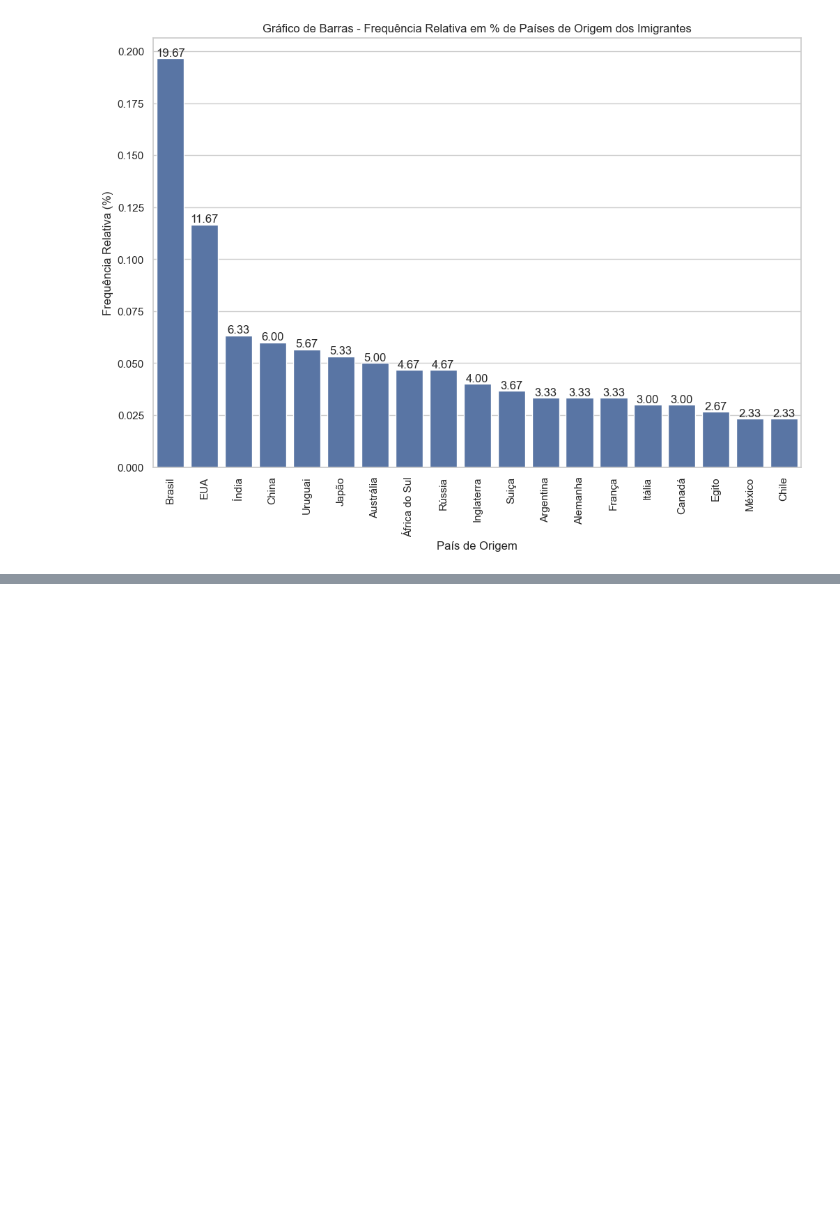
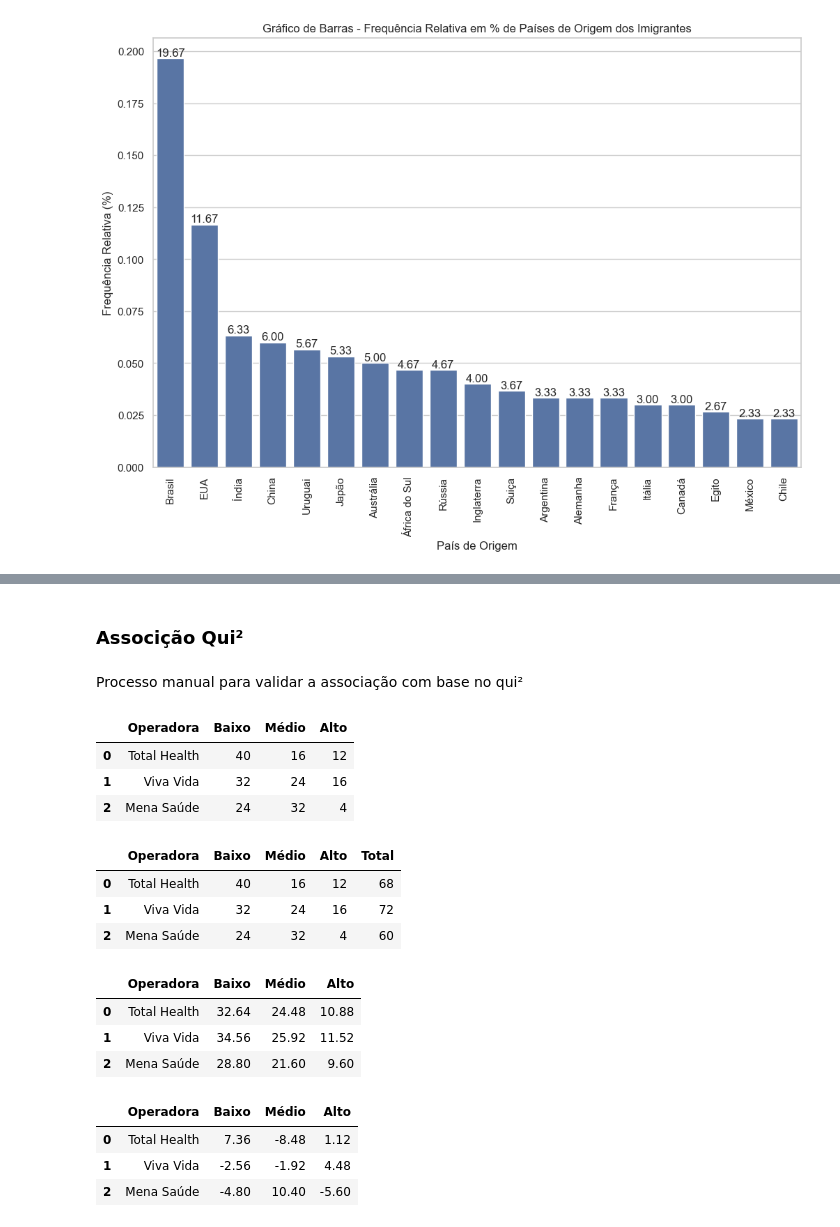
Before and after one commit to Angelicogfa/mba-datascience-analytics-uspesalq, a Jupyter notebook: Modulos/Modulo 002 - Fundamentos de Estatistica/aula 01/AnaliseEstatistica.ipynb, the cells around one changed output, grey strips where cells are left out. Cells and saved outputs as stored; diff of their text form; code cells hidden in the pictures; blank space fills up the shorter version.

```diff
--- a/Modulos/Modulo 002 - Fundamentos de Estatistica/aula 01/AnaliseEstatistica.ipynb
+++ b/Modulos/Modulo 002 - Fundamentos de Estatistica/aula 01/AnaliseEstatistica.ipynb
@@ -89,0 +140,45 @@ plt.show()
+# %% [markdown]
+### Associção Qui²
+# %%
+file_name = './dataset/associacao_qui2.csv'
+# %% [markdown]
+Processo manual para validar a associação com base no qui²
+# %%
+df = pd.read_csv(file_name, sep=';')
+df.head()
+# %% [output]
+|  | Operadora | Baixo | Médio | Alto |
+| 0 | Total Health | 40 | 16 | 12 |
+| 1 | Viva Vida | 32 | 24 | 16 |
+| 2 | Mena Saúde | 24 | 32 | 4 |
+# %%
+df['Total'] = df[df.columns[1:4]].sum(axis=1)
+df
+# %% [output]
+|  | Operadora | Baixo | Médio | Alto | Total |
+| 0 | Total Health | 40 | 16 | 12 | 68 |
+| 1 | Viva Vida | 32 | 24 | 16 | 72 |
+| 2 | Mena Saúde | 24 | 32 | 4 | 60 |
+# %%
+df_frequencia = pd.DataFrame()
+df_frequencia['Operadora'] = df['Operadora']
+
+for column in df.columns[1:4]:
+    df_frequencia[column] = (df['Total'] * df[column].sum()) / df['Total'].sum()
+df_frequencia
+# %% [output]
+|  | Operadora | Baixo | Médio | Alto |
+| 0 | Total Health | 32.64 | 24.48 | 10.88 |
+| 1 | Viva Vida | 34.56 | 25.92 | 11.52 |
+| 2 | Mena Saúde | 28.80 | 21.60 | 9.60 |
+# %%
+df_residuos = pd.DataFrame()
+df_residuos['Operadora'] = df['Operadora']
+for column in df.columns[1:4]:
+    df_residuos[column] = df[column] - df_frequencia[column]
+df_residuos
+# %% [output]
+|  | Operadora | Baixo | Médio | Alto |
+| 0 | Total Health | 7.36 | -8.48 | 1.12 |
+| 1 | Viva Vida | -2.56 | -1.92 | 4.48 |
+| 2 | Mena Saúde | -4.80 | 10.40 | -5.60 |
```
Also changed, not shown: parts of 13 cells of this notebook, 5 other files.
